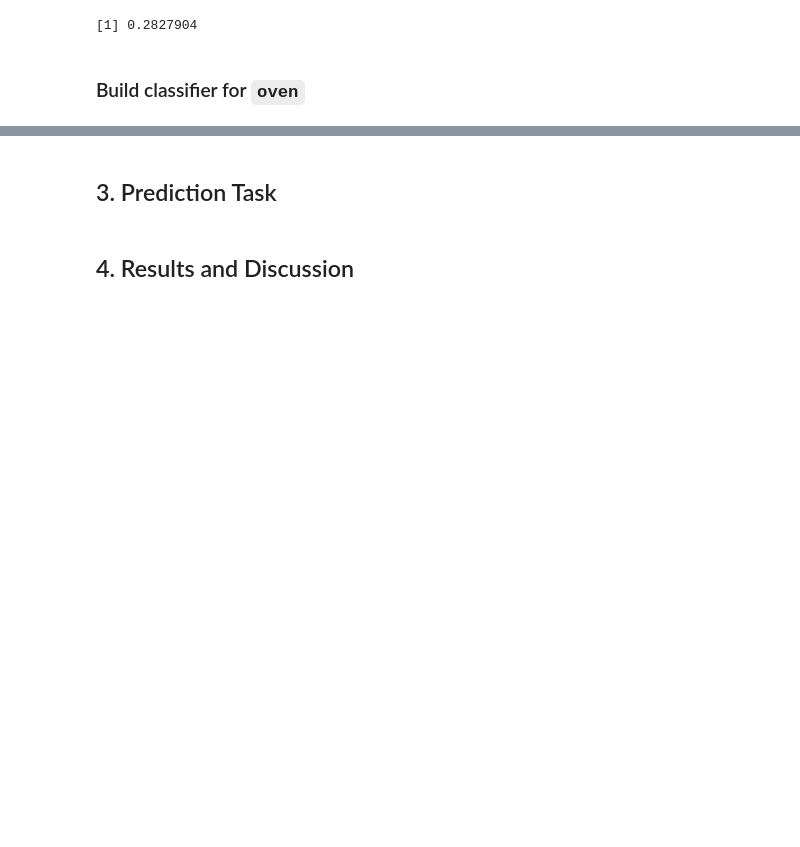
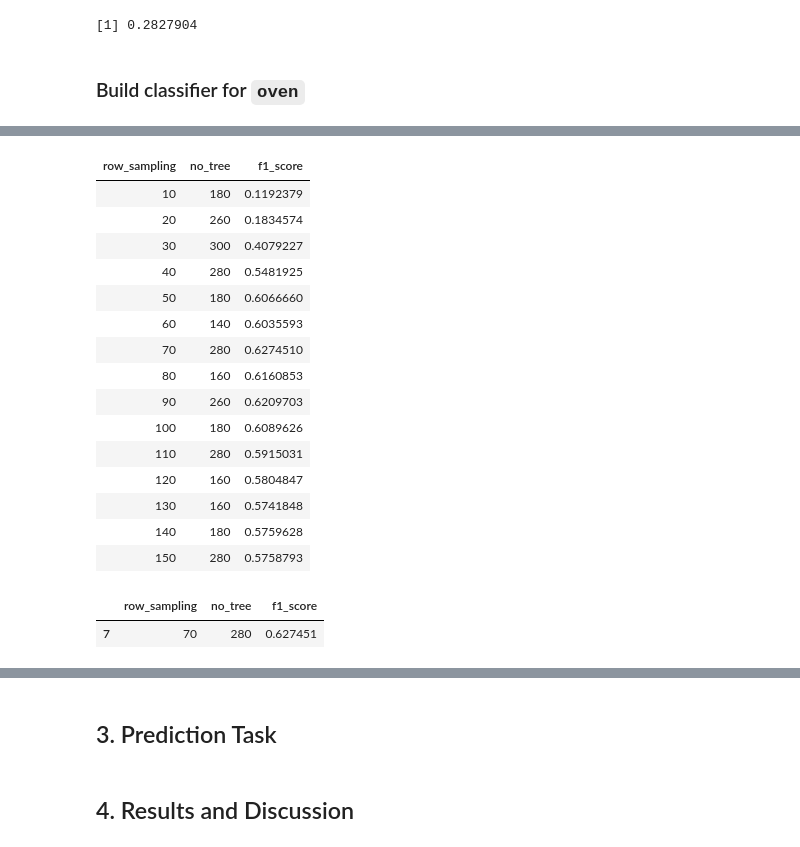
Before and after one commit to DanielTranDS/Appliance-EDA-Classification, a Jupyter notebook: AppliancesClassification_Codes.ipynb, the cells around one changed output, grey strips where cells are left out. Saved outputs shown, nothing was run; the diff lists cells and outputs as text; code cells hidden in the pictures; blank space fills up the shorter version.

```diff
--- a/AppliancesClassification_Codes.ipynb
+++ b/AppliancesClassification_Codes.ipynb
@@ -874,0 +1004,26 @@ ev.f1
+# %%
+bestrow
+# %% [output]
+| row_sampling | no_tree | f1_score |
+| 10 | 180 | 0.1192379 |
+| 20 | 260 | 0.1834574 |
+| 30 | 300 | 0.4079227 |
+| 40 | 280 | 0.5481925 |
+| 50 | 180 | 0.6066660 |
+| 60 | 140 | 0.6035593 |
+| 70 | 280 | 0.6274510 |
+| 80 | 160 | 0.6160853 |
+| 90 | 260 | 0.6209703 |
+| 100 | 180 | 0.6089626 |
+| 110 | 280 | 0.5915031 |
+| 120 | 160 | 0.5804847 |
+| 130 | 160 | 0.5741848 |
+| 140 | 180 | 0.5759628 |
+| 150 | 280 | 0.5758793 |
+# %%
+#Get the best combination of row_sampling and no_tree that results in the highest f1 score
+oven.bestrow<-bestrow[bestrow$f1_score==max(bestrow$f1_score),]
+oven.bestrow
+# %% [output]
+|  | row_sampling | no_tree | f1_score |
+| 7 | 70 | 280 | 0.627451 |
```
Also changed, not shown: parts of 8 cells of this notebook.
